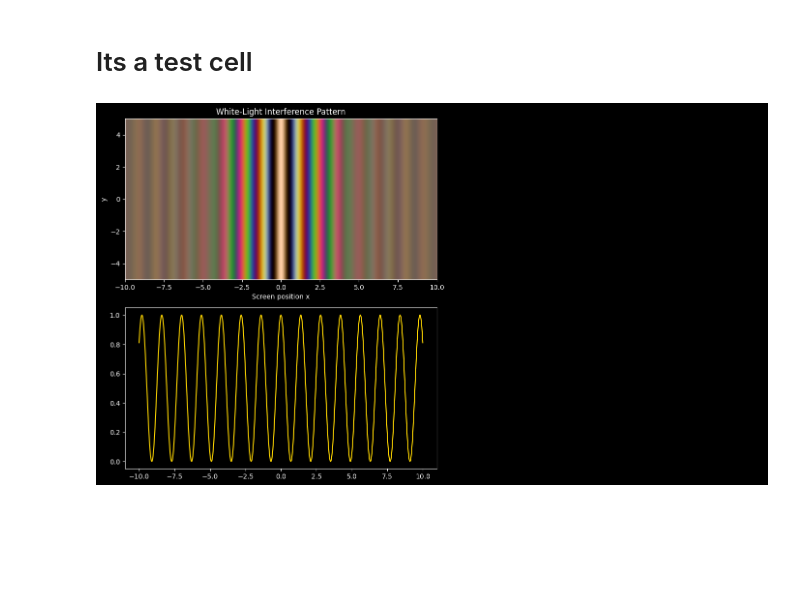
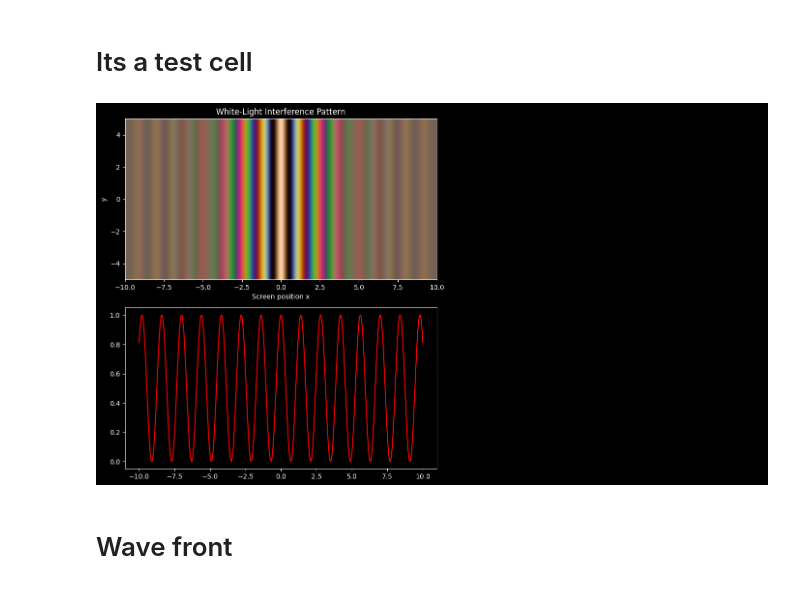
Before and after one commit to suparnajit6-glitch/YDSE, a Jupyter notebook: YDSE.ipynb, the cells around one changed output. Cells and saved outputs as stored; diff of their text form; code cells hidden in the pictures; blank space fills up the shorter version.

```diff
--- a/YDSE.ipynb
+++ b/YDSE.ipynb
@@ -94,6 +94,7 @@ D=100
 d=5e-5
 
 def YDSE(n):
+
     λ=n*1e-9
 
     φ=((d*2*np.pi)/(λ*D))*X
@@ -113,35 +114,38 @@ def YDSE(n):
 
 
 
-whitel=np.linspace(400,700,100)
+whitel=np.linspace(400,700,200)
 
 RGB_total = np.zeros((len(y), len(x), 3))
 for n in whitel:
 
     I1,I,rgb=YDSE(n)
 
     # Create RGB image
     RGB_total += I[:, :, None] * rgb
 
 
 
 # Plot
 fig, axes = plt.subplots(2, 2, figsize=(14, 8))
 ax = axes[0, 0]
 ax1 = axes[1,0]
 
 RGB_total /= RGB_total.max()
 ax.imshow(RGB_total, extent=[x.min(), x.max(), y.min(), y.max()], origin='lower', aspect='auto')
-ax1.plot(x,I1,color="gold")
+ax1.plot(x,I1,color="red")
+
 
 ax.set_xlabel("Screen position x")
 ax.set_ylabel("y")
 ax.set_title("White-Light Interference Pattern")
 
 axes[0, 1].axis("off")
 axes[1, 0].axis("on")
 axes[1, 1].axis("off")
 plt.tight_layout()
-plt.savefig("YDSE.pdf", bbox_inches="tight", dpi=300)
+plt.savefig("YDSE.pdf", bbox_inches="tight", dpi=400)
 # %% [output]
-[figure, old version]
+[figure, new version]
+# %% [markdown]
+# Wave front
```
Also changed, not shown: parts of 1 cell of this notebook, 1 other file.
